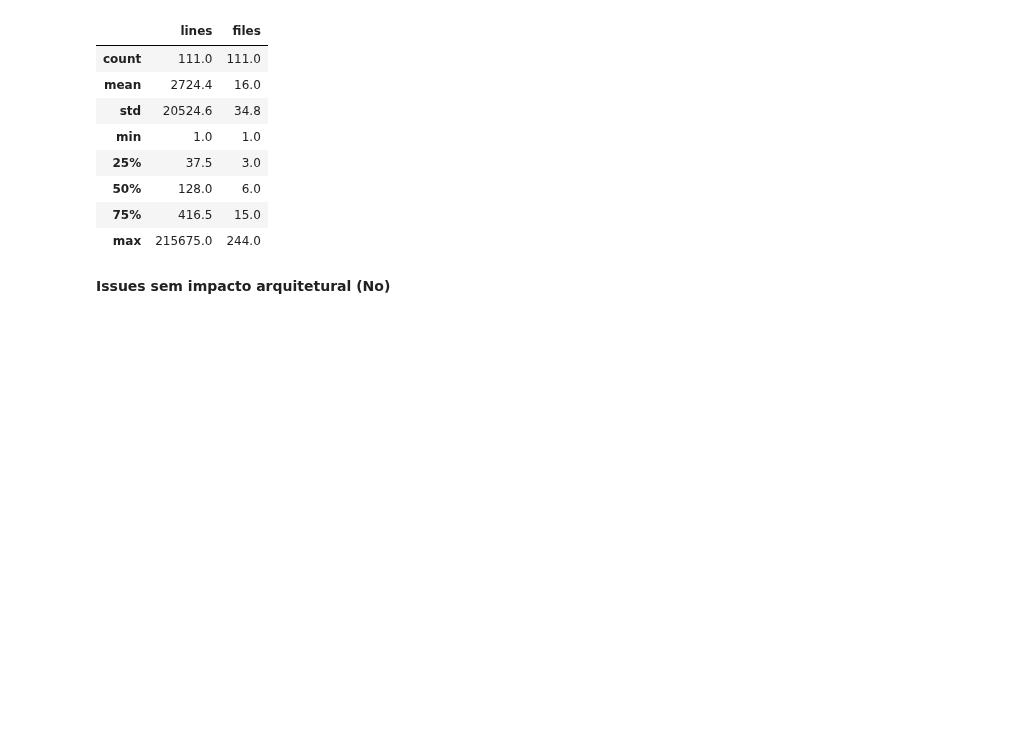
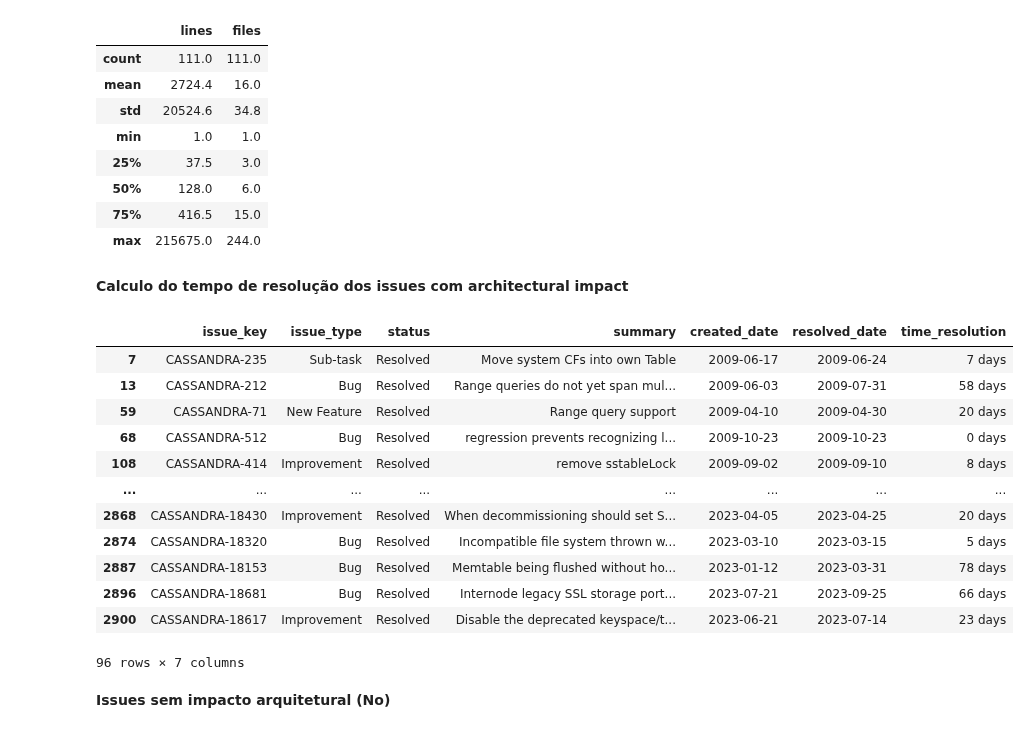
Before and after one commit to armandossrecife/my_validation3, a Jupyter notebook: my_comparison.ipynb, the cells around one changed output. Drawn from its saved outputs; the diff is of its cells as text; code cells hidden in the pictures; blank space fills up the shorter version.

```diff
--- a/my_comparison.ipynb
+++ b/my_comparison.ipynb
@@ -417,3 +440,23 @@ d1_cassandra_without_outliers = remove_outliers_from_serie(d1_cassandra_issues_a
 
 d5_cassandra_issues_ai_yes_fcc = df_merge_commits_issues_yes_ai.files
 d5_cassandra_without_outliers = remove_outliers_from_serie(d5_cassandra_issues_ai_yes_fcc)
+# %% [markdown]
+**Calculo do tempo de resolução dos issues com architectural impact**
+# %%
+lista_issues_commits_with_ai = df_cii_yes.issue_key.to_list()
+df_issues_commits_with_ai = df_cassandra_issues_commits_critical_classes[df_cassandra_issues_commits_critical_classes['issue_key'].isin(lista_issues_commits_with_ai)]
+df_issues_commits_with_ai.time_resolution
+# %% [output]
+|  | issue_key | issue_type | status | summary | created_date | resolved_date | time_resolution |
+| 7 | CASSANDRA-235 | Sub-task | Resolved | Move system CFs into own Table | 2009-06-17 | 2009-06-24 | 7 days |
+| 13 | CASSANDRA-212 | Bug | Resolved | Range queries do not yet span mul... | 2009-06-03 | 2009-07-31 | 58 days |
+| 59 | CASSANDRA-71 | New Feature | Resolved | Range query support | 2009-04-10 | 2009-04-30 | 20 days |
+| 68 | CASSANDRA-512 | Bug | Resolved | regression prevents recognizing l... | 2009-10-23 | 2009-10-23 | 0 days |
+| 108 | CASSANDRA-414 | Improvement | Resolved | remove sstableLock | 2009-09-02 | 2009-09-10 | 8 days |
+| ... | ... | ... | ... | ... | ... | ... | ... |
+| 2868 | CASSANDRA-18430 | Improvement | Resolved | When decommissioning should set S... | 2023-04-05 | 2023-04-25 | 20 days |
+| 2874 | CASSANDRA-18320 | Bug | Resolved | Incompatible file system thrown w... | 2023-03-10 | 2023-03-15 | 5 days |
+| 2887 | CASSANDRA-18153 | Bug | Resolved | Memtable being flushed without ho... | 2023-01-12 | 2023-03-31 | 78 days |
+| 2896 | CASSANDRA-18681 | Bug | Resolved | Internode legacy SSL storage port... | 2023-07-21 | 2023-09-25 | 66 days |
+| 2900 | CASSANDRA-18617 | Improvement | Resolved | Disable the deprecated keyspace/t... | 2023-06-21 | 2023-07-14 | 23 days |
+96 rows × 7 columns
```
Also changed, not shown: parts of 14 cells of this notebook.
